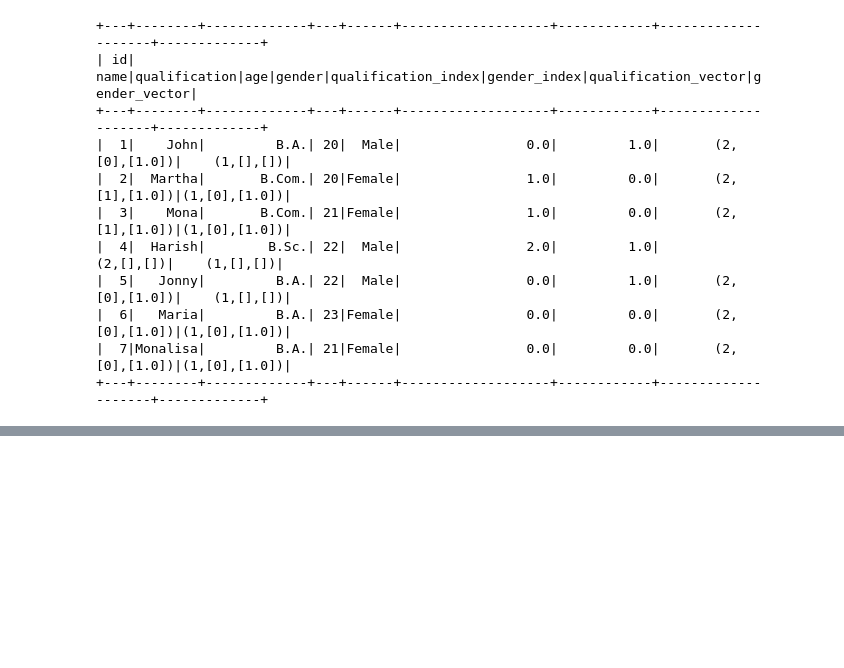
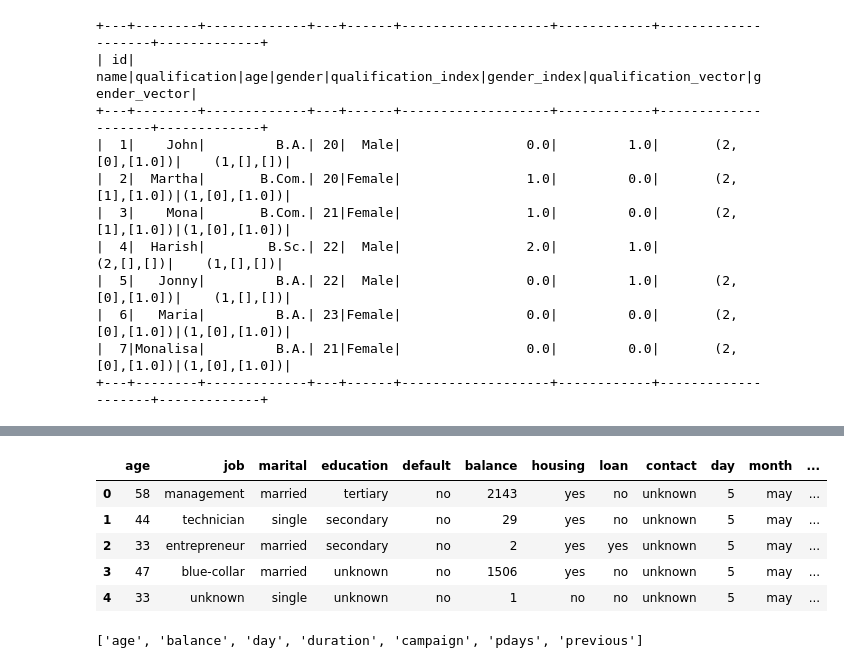
Before and after one commit to sreeharsha243/BigData, a Jupyter notebook: Bigdata.ipynb, the cells around one changed output, grey strips where cells are left out. Cells and saved outputs as stored; diff of their text form; code cells hidden in the pictures; blank space fills up the shorter version.

```diff
--- a/Bigdata.ipynb
+++ b/Bigdata.ipynb
@@ -1384,0 +1404,9 @@ model.show()
+# %%
+#create spark session and read banking csv file
+
+from pyspark.sql import SparkSession
+spark=SparkSession.builder.getOrCreate()
+df=spark.read.csv('/content/sample_data/bank-full.csv',header=True,inferSchema=True)
+df.printSchema()
+len(df.columns)
+df.dtypes # use to check the dataTypes
@@ -1384,0 +1449,19 @@ model.show()
+# %%
+#use pandas to display in a tabular format
+
+import pandas as pd
+pd.DataFrame(df.take(5),columns=df.columns)
+# %% [output]
+|  | age | job | marital | education | default | balance | housing | loan | contact | day | month | ... |
+| 0 | 58 | management | married | tertiary | no | 2143 | yes | no | unknown | 5 | may | ... |
+| 1 | 44 | technician | single | secondary | no | 29 | yes | no | unknown | 5 | may | ... |
+| 2 | 33 | entrepreneur | married | secondary | no | 2 | yes | yes | unknown | 5 | may | ... |
+| 3 | 47 | blue-collar | married | unknown | no | 1506 | yes | no | unknown | 5 | may | ... |
+| 4 | 33 | unknown | single | unknown | no | 1 | no | no | unknown | 5 | may | ... |
+# %%
+#extract numerical columns
+
+numerical_cols=[t[0] for t in df.dtypes if t[1]=='int']
+numerical_cols
+# %% [output]
+['age', 'balance', 'day', 'duration', 'campaign', 'pdays', 'previous']
```
Also changed, not shown: parts of 22 cells of this notebook.
